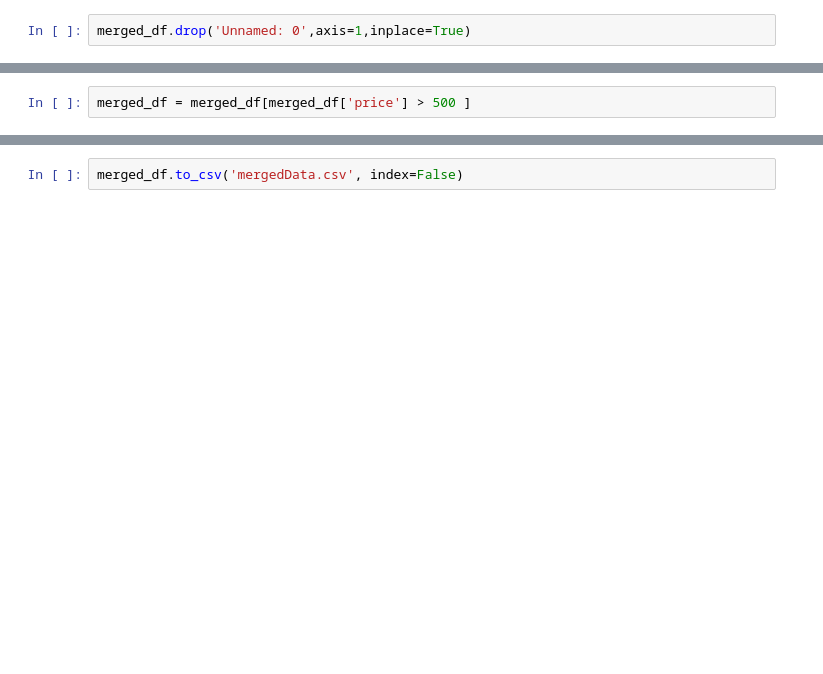
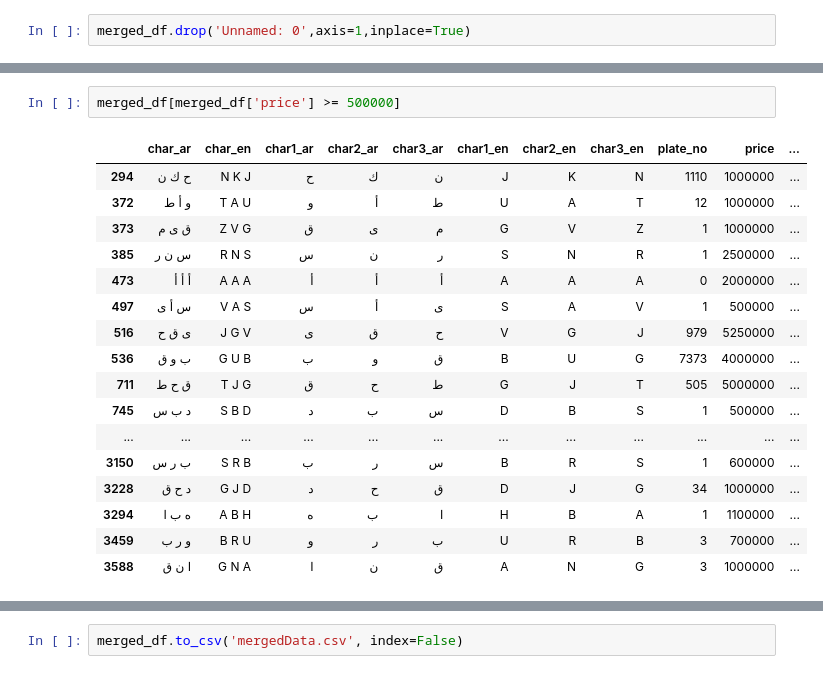
Before and after one commit to Hamad-32/Plate-Price-Prediction, a Jupyter notebook: data/data_marge.ipynb, the cells around one changed output, grey strips where cells are left out. Drawn from its saved outputs; the diff is of its cells as text; blank space fills up the shorter version.

```diff
--- a/data/data_marge.ipynb
+++ b/data/data_marge.ipynb
@@ -50,2 +66,20 @@ merged_df.duplicated(['char1_ar','char2_ar','char3_ar','char1_en','char2_en','ch
 # %%
-merged_df = merged_df[merged_df['price'] > 500 ]
+merged_df[merged_df['price'] >= 500000]
+# %% [output]
+|  | char_ar | char_en | char1_ar | char2_ar | char3_ar | char1_en | char2_en | char3_en | plate_no | price | ... |
+| 294 | ح ك ن | N K J | ح | ك | ن | J | K | N | 1110 | 1000000 | ... |
+| 372 | و أ ط | T A U | و | أ | ط | U | A | T | 12 | 1000000 | ... |
+| 373 | ق ى م | Z V G | ق | ى | م | G | V | Z | 1 | 1000000 | ... |
+| 385 | س ن ر | R N S | س | ن | ر | S | N | R | 1 | 2500000 | ... |
+| 473 | أ أ أ | A A A | أ | أ | أ | A | A | A | 0 | 2000000 | ... |
+| 497 | س أ ى | V A S | س | أ | ى | S | A | V | 1 | 500000 | ... |
+| 516 | ى ق ح | J G V | ى | ق | ح | V | G | J | 979 | 5250000 | ... |
+| 536 | ب و ق | G U B | ب | و | ق | B | U | G | 7373 | 4000000 | ... |
+| 711 | ق ح ط | T J G | ق | ح | ط | G | J | T | 505 | 5000000 | ... |
+| 745 | د ب س | S B D | د | ب | س | D | B | S | 1 | 500000 | ... |
+| ... | ... | ... | ... | ... | ... | ... | ... | ... | ... | ... | ... |
+| 3150 | ب ر س | S R B | ب | ر | س | B | R | S | 1 | 600000 | ... |
+| 3228 | د ح ق | G J D | د | ح | ق | D | J | G | 34 | 1000000 | ... |
+| 3294 | ه ب ا | A B H | ه | ب | ا | H | B | A | 1 | 1100000 | ... |
+| 3459 | و ر ب | B R U | و | ر | ب | U | R | B | 3 | 700000 | ... |
+| 3588 | ا ن ق | G N A | ا | ن | ق | A | N | G | 3 | 1000000 | ... |
```
Also changed, not shown: parts of 8 cells of this notebook, 2 other files.
